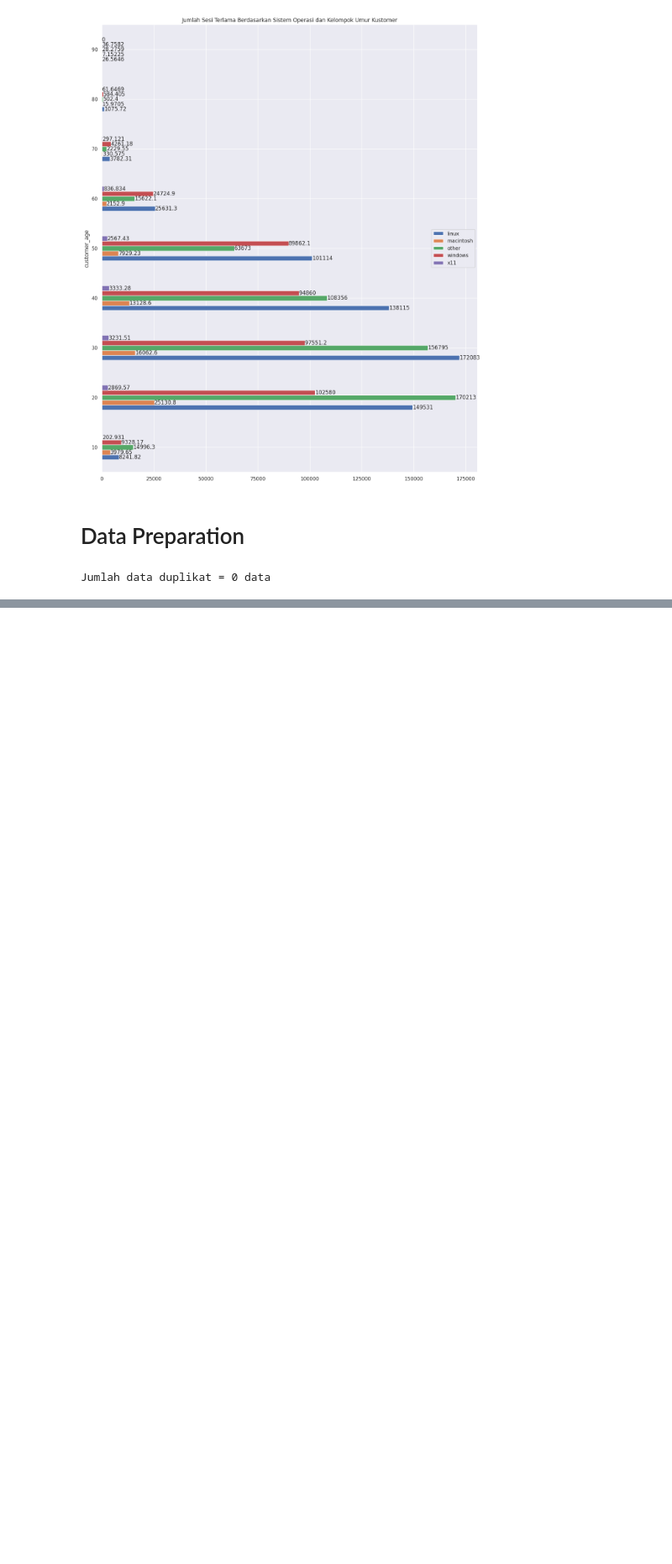
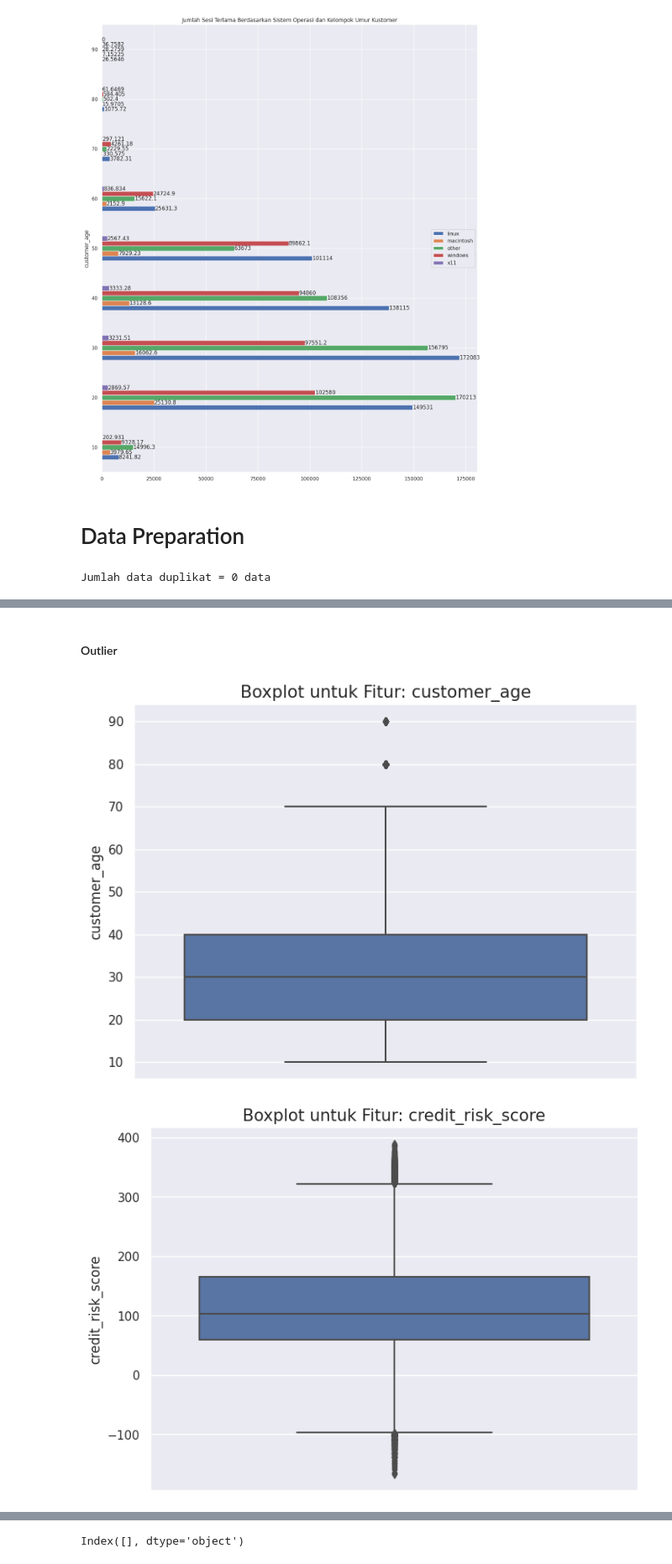
Before and after one commit to hendrimardani/bank_account_fraud_detection, a Jupyter notebook: notebook.ipynb, the cells around one changed output, grey strips where cells are left out. Shown at 84% size. Saved outputs shown, nothing was run; the diff lists cells and outputs as text; code cells hidden in the pictures; blank space fills up the shorter version.

```diff
--- a/notebook.ipynb
+++ b/notebook.ipynb
@@ -401,0 +459,3 @@ df['Kategori_Encoded'] = le.fit_transform(df['Kategori'])
+# %%
+X = df.iloc[:, 1:]
+y_label = df["fraud_bool"]
@@ -401,0 +478,7 @@ df['Kategori_Encoded'] = le.fit_transform(df['Kategori'])
+# %%
+k_best = SelectKBest(score_func=f_classif, k=5)
+k_best.fit(X, df['fraud_bool'])
+
+selected_features_kbest = X.columns[k_best.get_support()]
+print("Jumlah fitur yang terpilih : ", selected_features_kbest.size)
+print("Fitur yang dipilih setelah SelectKBest:", selected_features_kbest.tolist())
@@ -401,0 +529,3 @@ df['Kategori_Encoded'] = le.fit_transform(df['Kategori'])
+# %%
+df = df[selected_features_kbest]
+df
@@ -401,0 +546,13 @@ df['Kategori_Encoded'] = le.fit_transform(df['Kategori'])
+# %%
+numerical_features = df
+# %% [markdown]
+#### Outlier
+# %%
+for col in numerical_features:
+    plt.figure(figsize=(8, 6))
+    sns.boxplot(data=df, y=col)
+    plt.title(f"Boxplot untuk Fitur: {col}", fontsize=15)
+    plt.show()
+# %% [output]
+[figure, added]
+[figure, added]
@@ -401,0 +565,4 @@ df['Kategori_Encoded'] = le.fit_transform(df['Kategori'])
+# %%
+categorical_features
+# %% [output]
+Index([], dtype='object')
```
Also changed, not shown: parts of 98 cells of this notebook.
